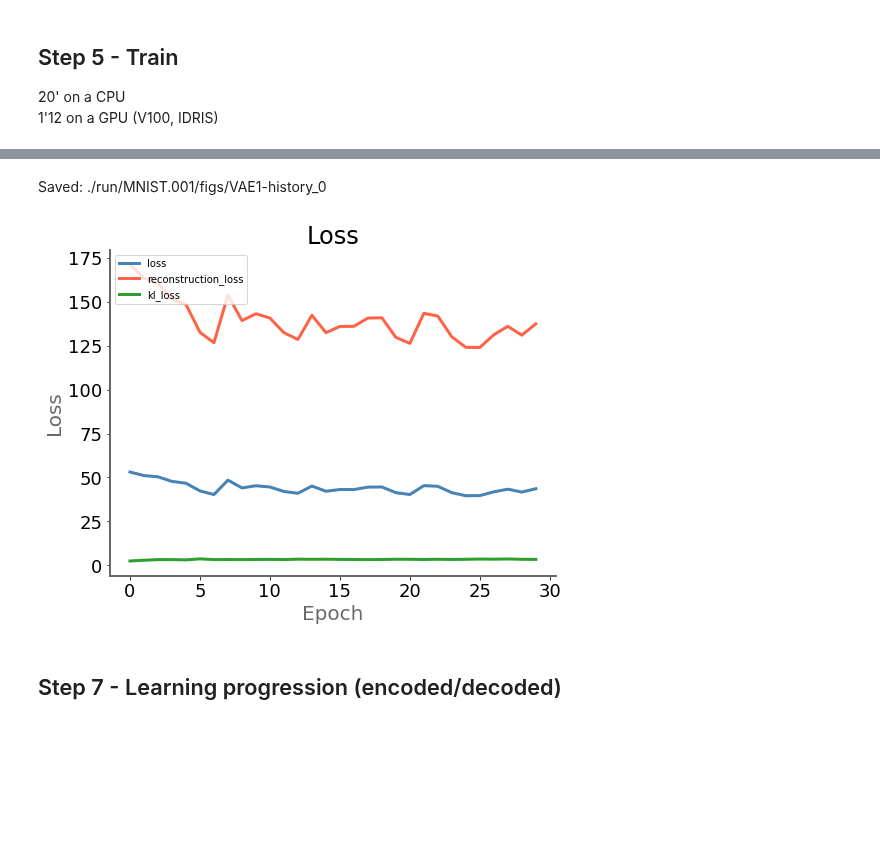
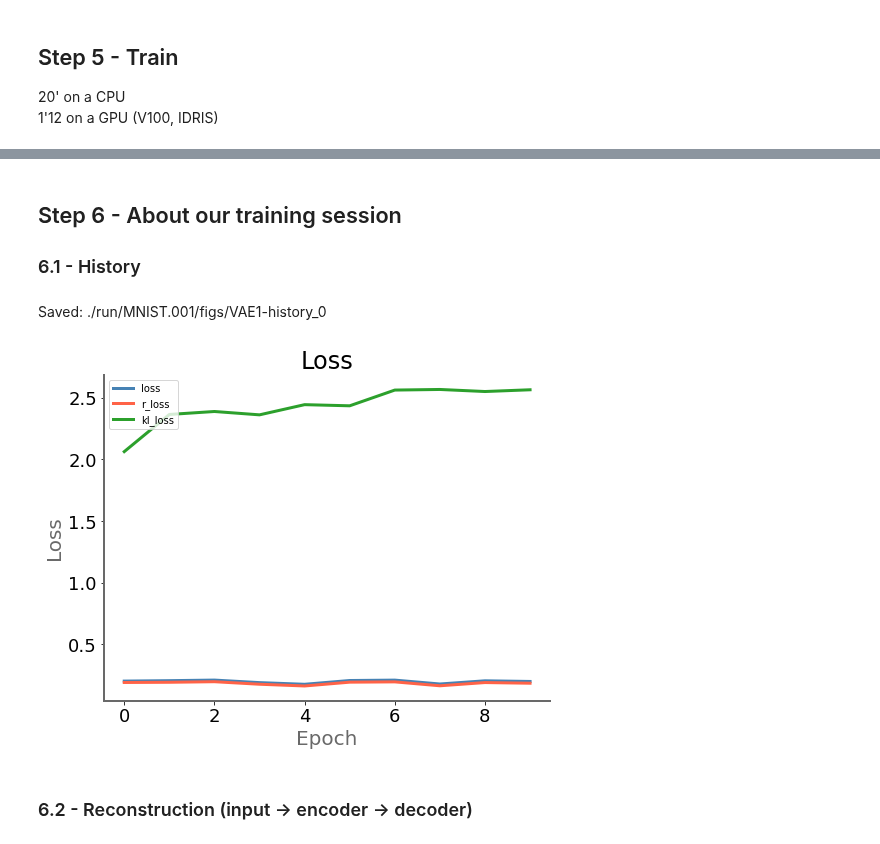
Before and after one commit to Jean-Christ1/Deep-Learning-with-Keras-and-Tensorflow, a Jupyter notebook: VAE/01-VAE-with-MNIST.ipynb, the cells around one changed output, grey strips where cells are left out. Cells and saved outputs as stored; diff of their text form; code cells hidden in the pictures; blank space fills up the shorter version.

```diff
--- a/VAE/01-VAE-with-MNIST.ipynb
+++ b/VAE/01-VAE-with-MNIST.ipynb
@@ -135,7 +137,7 @@ if `r_loss_factor = 1`, the loss function includes only `reconstruction_loss`
 if `r_loss_factor = 0`, the loss function includes only `kl_loss`
 In practice, a value of 0.3 gives good results here.
 # %%
-vae = VAE(encoder, decoder, r_loss_factor=0.3)
+vae = VAE(encoder, decoder, r_loss_factor=0.994)
 
 vae.compile(optimizer=keras.optimizers.Adam())
 # %% [output]
@@ -164,13 +166,16 @@ callback_bestmodel = BestModelCallback(filename)
 dirname = run_dir + '/logs'
 callback_tensorboard = TensorBoard(log_dir=dirname, histogram_freq=1)
 
-callbacks_list = [callback_images1, callback_images2, callback_bestmodel, callback_tensorboard]
+# callbacks_list = [callback_images1, callback_images2, callback_bestmodel, callback_tensorboard]
+callbacks_list = [callback_images1, callback_images2, callback_bestmodel]
 # %%
-%%time
-
 n          = 60000
 batch_size = 64
-epochs     = 30
+epochs     = 10
+
+pwk.chrono_start()
 
 history = vae.fit(x_train[:n], epochs=epochs, batch_size=batch_size, callbacks=callbacks_list,)
+
+pwk.chrono_show()
 # %% [output]
@@ -194,10 +199,13 @@ Wall time: 2min 34s
+# %% [markdown]
+## Step 6 - About our training session
+### 6.1 - History
 # %%
-pwk.plot_history(history,  plot={"Loss":['loss','reconstruction_loss', 'kl_loss']}, save_as='history')
+pwk.plot_history(history,  plot={"Loss":['loss','r_loss', 'kl_loss']}, save_as='history')
 # %% [output]
 Saved: ./run/MNIST.001/figs/VAE1-history_0
-[figure, old version]
+[figure, new version]
-# %% [markdown]
-## Step 7 - Learning progression (encoded/decoded)
+# %% [markdown]
+### 6.2 - Reconstruction (input -> encoder -> decoder)
 # %%
 imgs=[]
 labels=[]
```
Also changed, not shown: parts of 9 cells of this notebook, 13 other files.
